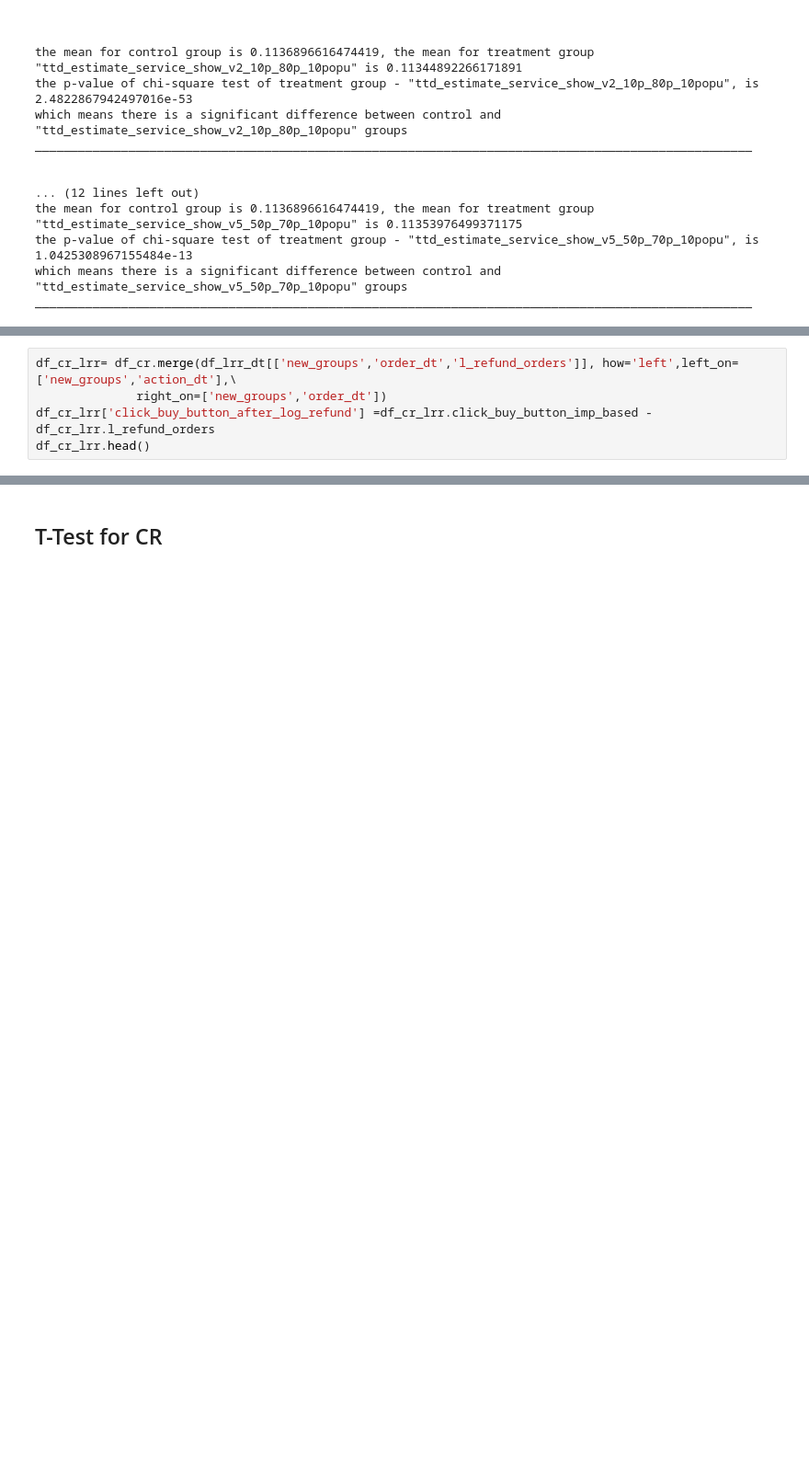
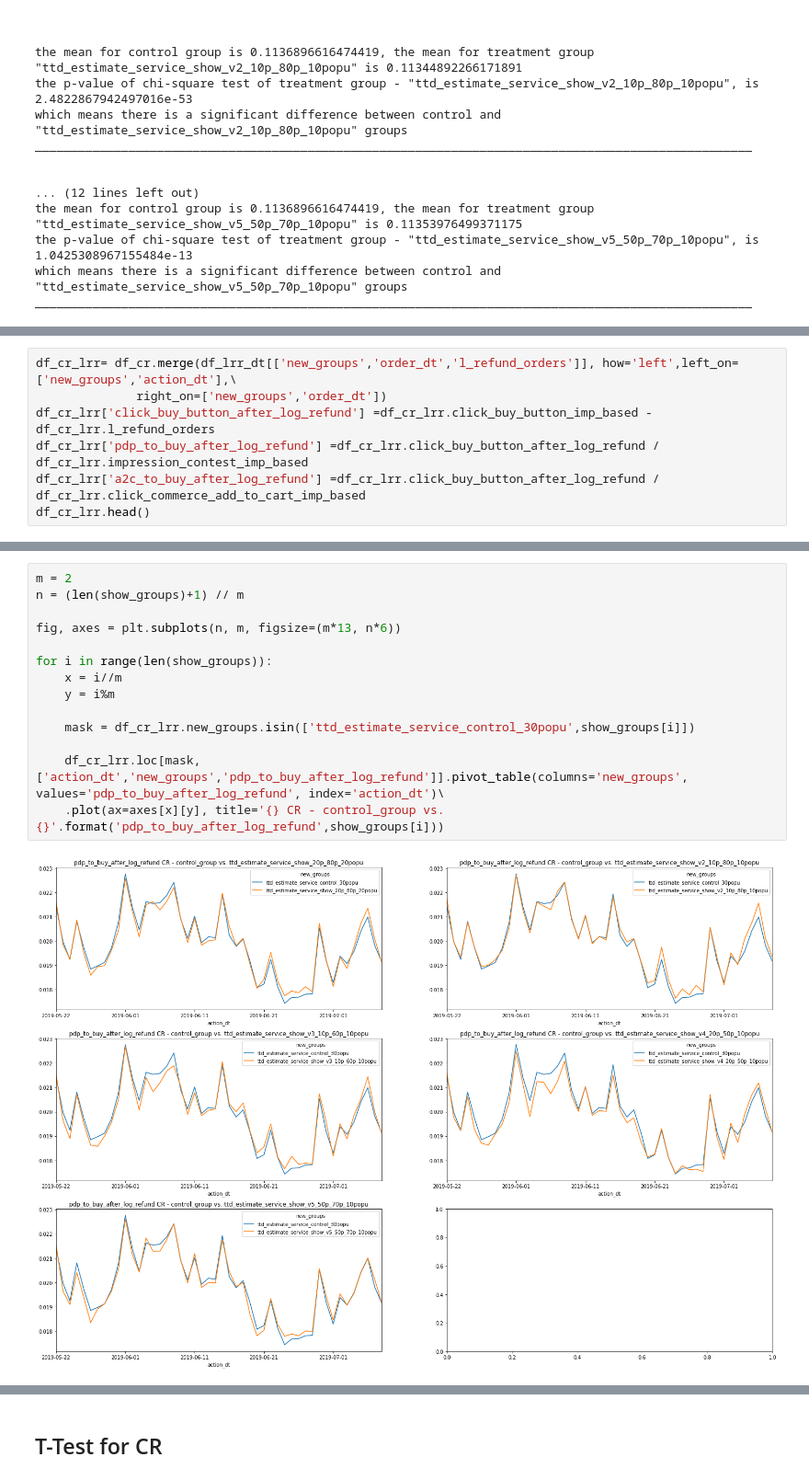
Before and after one commit to zzhang-wish/zzhang_logistics, a Jupyter notebook: TTD_analysis/ttd_experiment_CR.ipynb, the cells around one changed output, grey strips where cells are left out. Shown at 92% size. Saved outputs shown, nothing was run; the diff lists cells and outputs as text; blank space fills up the shorter version.

```diff
--- a/TTD_analysis/ttd_experiment_CR.ipynb
+++ b/TTD_analysis/ttd_experiment_CR.ipynb
@@ -845,6 +845,8 @@ df_cr.head()
 df_cr_lrr= df_cr.merge(df_lrr_dt[['new_groups','order_dt','l_refund_orders']], how='left',left_on=['new_groups','action_dt'],\
               right_on=['new_groups','order_dt'])
 df_cr_lrr['click_buy_button_after_log_refund'] =df_cr_lrr.click_buy_button_imp_based - df_cr_lrr.l_refund_orders
+df_cr_lrr['pdp_to_buy_after_log_refund'] =df_cr_lrr.click_buy_button_after_log_refund / df_cr_lrr.impression_contest_imp_based
+df_cr_lrr['a2c_to_buy_after_log_refund'] =df_cr_lrr.click_buy_button_after_log_refund / df_cr_lrr.click_commerce_add_to_cart_imp_based
 df_cr_lrr.head()
 # %% [output]
 |  | groups | new_groups | action_dt | impression_contest_imp_based | click_commerce_add_to_cart_imp_based | click_buy_button_imp_based | ... |
@@ -855,0 +866,16 @@ df_cr_lrr.head()
+# %%
+m = 2
+n = (len(show_groups)+1) // m
+
+fig, axes = plt.subplots(n, m, figsize=(m*13, n*6))
+
+for i in range(len(show_groups)):
+    x = i//m
+    y = i%m
+
+    mask = df_cr_lrr.new_groups.isin(['ttd_estimate_service_control_30popu',show_groups[i]])
+
+    df_cr_lrr.loc[mask,['action_dt','new_groups','pdp_to_buy_after_log_refund']].pivot_table(columns='new_groups', values='pdp_to_buy_after_log_refund', index='action_dt')\
+    .plot(ax=axes[x][y], title='{} CR - control_group vs. {}'.format('pdp_to_buy_after_log_refund',show_groups[i]))
+# %% [output]
+[figure, added]
```
Also changed, not shown: parts of 12 cells of this notebook, 1 other file.
